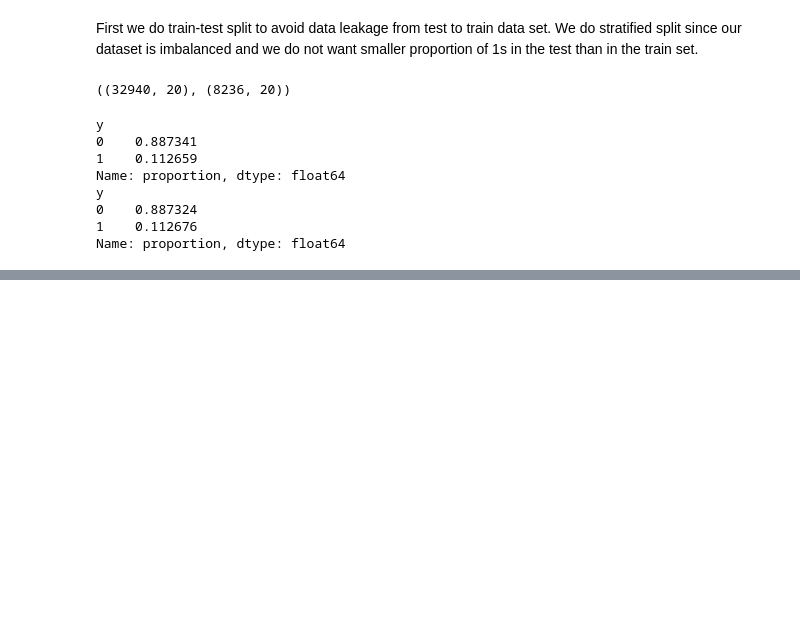
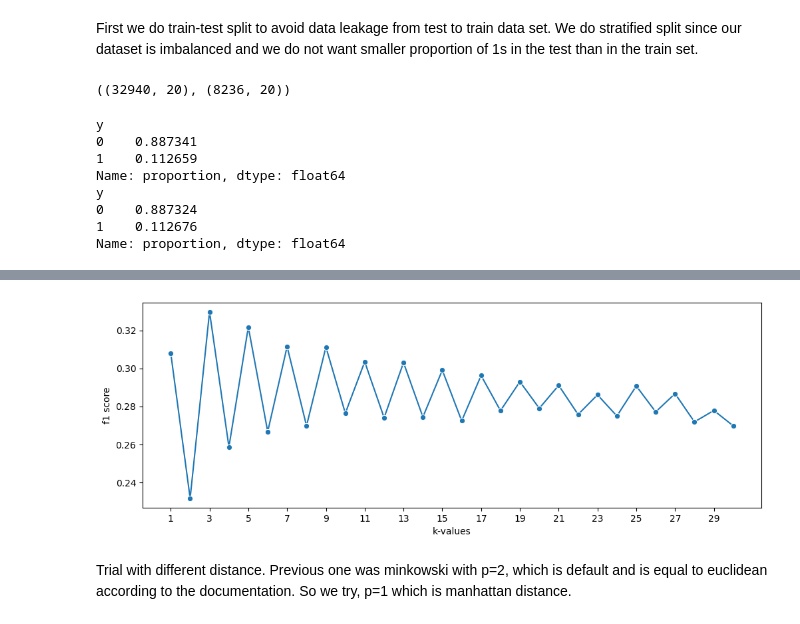
Before and after one commit to rsouza/MasterClassUseCase, a Jupyter notebook: 1_Classification/Bank_Marketing/Final_project.ipynb, the cells around one changed output, grey strips where cells are left out. Saved outputs shown, nothing was run; the diff lists cells and outputs as text; code cells hidden in the pictures; blank space fills up the shorter version.

```diff
--- a/1_Classification/Bank_Marketing/Final_project.ipynb
+++ b/1_Classification/Bank_Marketing/Final_project.ipynb
@@ -480,0 +503,19 @@ Name: proportion, dtype: float64
+# %%
+# we have only numeric or categorical variables now
+cat_cols = X_train.select_dtypes(include='category').columns
+num_cols = X_train.select_dtypes(include='number').columns
+
+transform = ColumnTransformer(
+    [('one_hot',OneHotEncoder(), cat_cols)],remainder="passthrough", verbose_feature_names_out=False)
+
+transform_sc = ColumnTransformer(
+    [('one_hot',OneHotEncoder(), cat_cols),
+    ('min_max',MinMaxScaler(), num_cols)],remainder="passthrough", verbose_feature_names_out=False)
+
+X = transform.fit_transform(X_train)
+X_tr_enc = pd.DataFrame(X, columns=transform.get_feature_names_out())
+X_te_enc = pd.DataFrame(transform.transform(X_test), columns=transform.get_feature_names_out())
+
+X2 = transform_sc.fit_transform(X_train)
+X_tr_enc_sc = pd.DataFrame(X2, columns=transform_sc.get_feature_names_out())
+X_te_enc_sc = pd.DataFrame(transform_sc.transform(X_test), columns=transform_sc.get_feature_names_out())
@@ -480,0 +532,4 @@ Name: proportion, dtype: float64
+# %%
+# Base-Line Dummy Classifier
+dummy = DummyClassifier(strategy="stratified", random_state=42)
+dummy.fit(X_tr_enc,y_train)
@@ -480,0 +574,3 @@ Name: proportion, dtype: float64
+# %%
+knn = KNeighborsClassifier()
+knn.fit(X_tr_enc_sc,y_train)
@@ -480,0 +611,9 @@ Name: proportion, dtype: float64
+# %%
+%%time
+k_values = range(1, 31)
+f1 = []
+
+for k in k_values:
+    knn_classifier = KNeighborsClassifier(n_neighbors=k)
+    a = cross_val_score(knn_classifier, X_tr_enc_sc, y_train, cv=5, scoring='f1')
+    f1.append(np.mean(a))
@@ -480,0 +623,13 @@ Name: proportion, dtype: float64
+# %%
+plt.figure(figsize=(12,4))
+
+sns.lineplot(x = k_values, y = f1, marker = 'o')
+plt.xlabel("k-values")
+plt.ylabel("f1 score")
+plt.xticks(range(1, 31, 2))
+
+plt.show()
+# %% [output]
+[figure, added]
+# %% [markdown]
+Trial with different distance. Previous one was minkowski with p=2, which is default and is equal to euclidean according to the documentation. So we try, p=1 which is manhattan distance.
```
Also changed, not shown: parts of 84 cells of this notebook.
